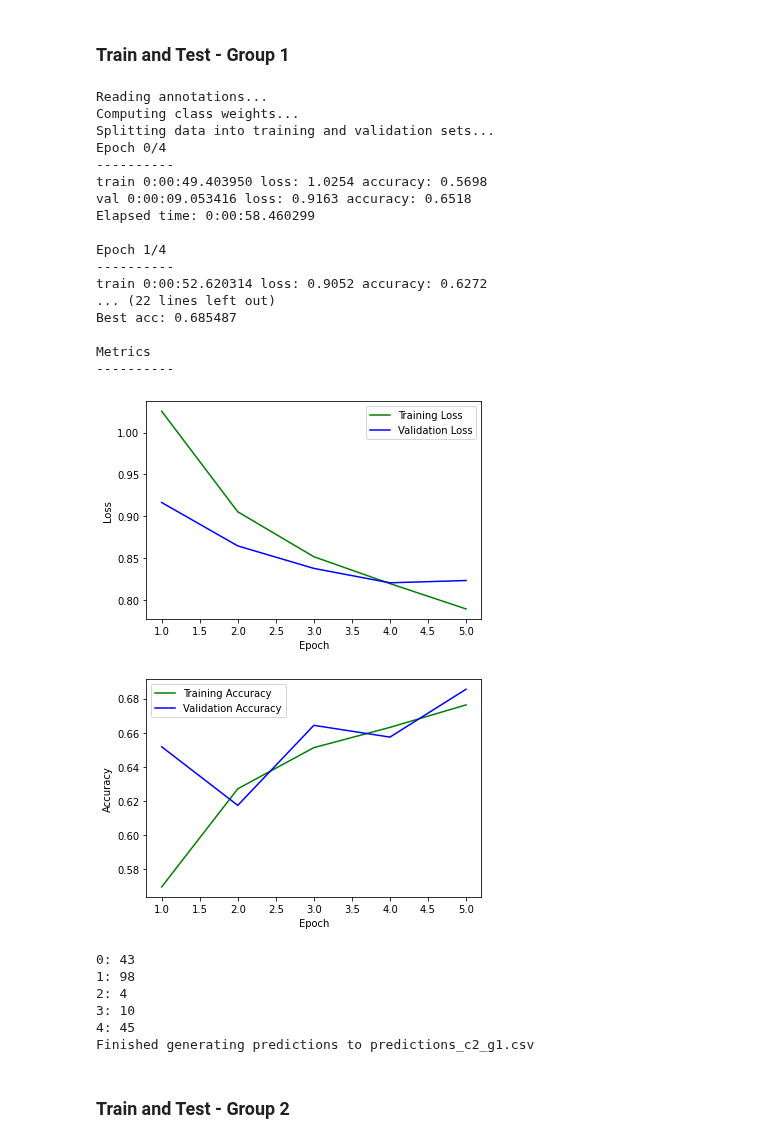
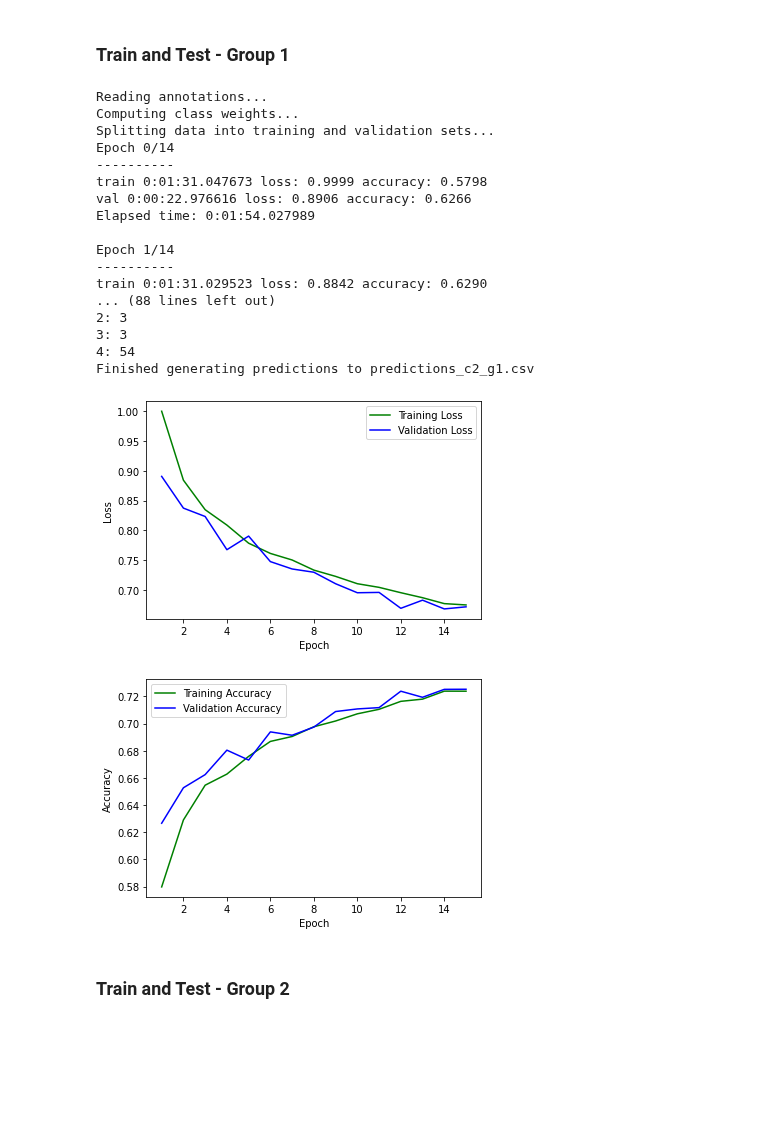
Before and after one commit to jmaness/csc591nn-projc1, a Jupyter notebook: c2.ipynb, the cells around one changed output. Saved outputs shown, nothing was run; the diff lists cells and outputs as text; code cells hidden in the pictures; blank space fills up the shorter version.

```diff
--- a/c2.ipynb
+++ b/c2.ipynb
@@ -322,9 +322,13 @@ class SamplewiseCenterNormalize(object):
 DATA_TRANSFORMS = transforms.Compose([
     transforms.RandomHorizontalFlip(),
     transforms.RandomAffine(degrees=20, translate=(0.2, 0.2)),
+    #transforms.RandomAffine(degrees=20, translate=(0.2, 0.2), shear=10, scale=(1.0, 1.2)),
+    transforms.ColorJitter(brightness=0.1, contrast=0.1, saturation=0.1, hue=0.1),
+    #transforms.RandomCrop(size=(480,640)),
     transforms.ToTensor(),
     # transforms.Normalize((0.5, 0.5, 0.5), (0.5, 0.5, 0.5))
     # SamplewiseCenterNormalize()
+
     transforms.Normalize((0.485, 0.456, 0.406), (0.229, 0.224, 0.225))
 ])
 
@@ -347,7 +351,7 @@ def group_1():
 
     print("Splitting data into training and validation sets...")
     train_df, valid_df = train_test_split(ann_df,
-                                          train_size=0.85,
+                                          train_size=0.80,
                                           random_state=138,
                                           shuffle=True,
                                           stratify=ann_df[['annotation']].to_numpy(dtype=np.int32).flatten())
@@ -524,7 +528,7 @@ def train_model(model, criterion, optimizer, dataloaders, dataset_sizes, num_epo
 
                 # statistics
                 running_loss += loss.item() * inputs.size(0)
-                running_corrects += torch.sum(preds == labels.data)
+                running_corrects += preds.eq(labels.data.view_as(preds)).cpu().sum()
 
             epoch_loss = running_loss / dataset_sizes[phase]
             epoch_acc = running_corrects.double() / dataset_sizes[phase]
@@ -713,34 +717,28 @@ def predict_whole_images(patch_predictions, rows, columns, csvfile):
 ### Train and Test - Group 1
 # %%
 model = get_model(1024, 0.1, 128, 0.1).to(device)
-y_hat_test = train_and_test(model, group_1())
+y_hat_test = train_and_test(model, group_1(), num_epochs=15)
 predict_whole_images(y_hat_test, 5, 5, 'predictions_c2_g1.csv')
 # %% [output]
 Reading annotations...
 Computing class weights...
 Splitting data into training and validation sets...
-Epoch 0/4
+Epoch 0/14
 ----------
-train 0:00:49.403950 loss: 1.0254 accuracy: 0.5698
-val 0:00:09.053416 loss: 0.9163 accuracy: 0.6518
-Elapsed time: 0:00:58.460299
+train 0:01:31.047673 loss: 0.9999 accuracy: 0.5798
+val 0:00:22.976616 loss: 0.8906 accuracy: 0.6266
+Elapsed time: 0:01:54.027989
 
-Epoch 1/4
+Epoch 1/14
 ----------
-train 0:00:52.620314 loss: 0.9052 accuracy: 0.6272
-... (22 lines left out)
-Best acc: 0.685487
-
-Metrics
-----------
+train 0:01:31.029523 loss: 0.8842 accuracy: 0.6290
+... (88 lines left out)
+2: 3
+3: 3
+4: 54
+Finished generating predictions to predictions_c2_g1.csv
-[figure, old version]
+[figure, new version]
-[figure, old version]
+[figure, new version]
-0: 43
-1: 98
-2: 4
-3: 10
-4: 45
-Finished generating predictions to predictions_c2_g1.csv
 # %% [markdown]
 ### Train and Test - Group 2
 # %%
```
Also changed, not shown: parts of 3 cells of this notebook.
